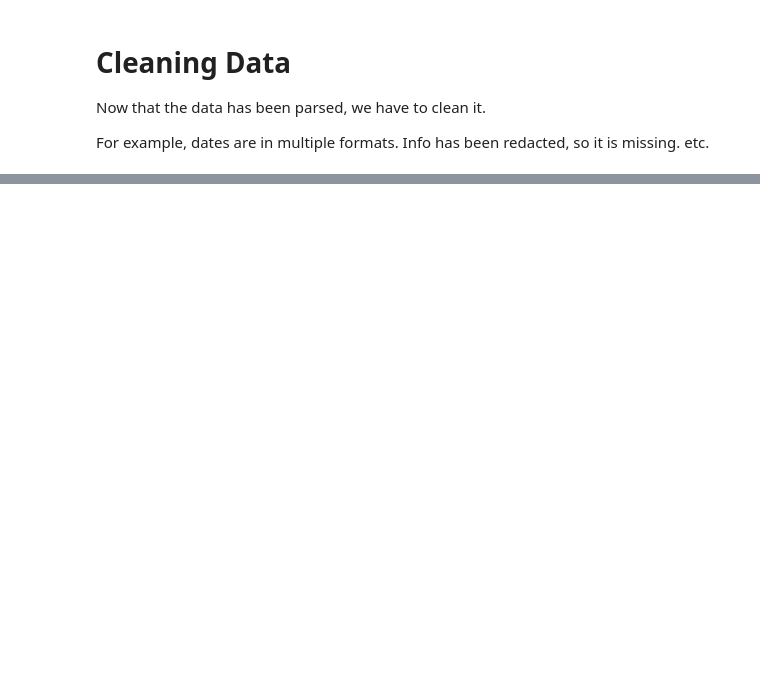
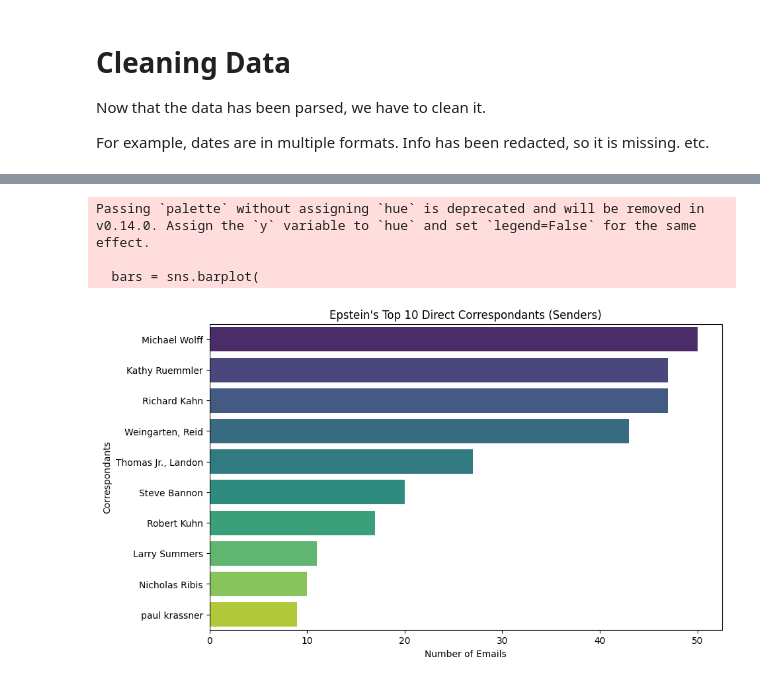
Before and after one commit to Connor-Villanueva/CSC-369, a Jupyter notebook: FinalProject/draft/explore_emails.ipynb, the cells around one changed output, grey strips where cells are left out. Cells and saved outputs as stored; diff of their text form; code cells hidden in the pictures; blank space fills up the shorter version.

```diff
--- a/FinalProject/draft/explore_emails.ipynb
+++ b/FinalProject/draft/explore_emails.ipynb
@@ -131,0 +316,40 @@ DateParseError: Unknown datetime string format, unable to parse: 0/126/r2013 4:1
+# %%
+epstein_alias = [p for p in emails["receiver"].unique() if isinstance(p, str) and ("je" in p or "eps" in p)]
+
+epstein_senders = emails[emails["receiver"].isin(epstein_alias)]["sender"]
+
+epstein_senders = epstein_senders.dropna().to_frame()
+# %%
+query = f"""
+    SELECT
+        sender,
+        COUNT(*) AS freq
+    FROM
+        epstein_senders
+    WHERE
+        length(sender) > 1
+    GROUP BY
+        sender
+    ORDER BY
+        freq DESC
+    LIMIT 10
+"""
+
+epstein_contacts = duckdb.query(query).df()
+
+plt.figure(figsize=(10, 6))
+bars = sns.barplot(
+    x=epstein_contacts["freq"],
+    y=epstein_contacts["sender"],
+    palette="viridis"
+)
+
+plt.title("Epstein's Top 10 Direct Correspondants (Senders)")
+plt.xlabel("Number of Emails")
+plt.ylabel("Correspondants")
+plt.show()
+# %% [output]
+Passing `palette` without assigning `hue` is deprecated and will be removed in v0.14.0. Assign the `y` variable to `hue` and set `legend=False` for the same effect.
+
+  bars = sns.barplot(
+[figure, added]
```
Also changed, not shown: parts of 17 cells of this notebook, 4 other files.
